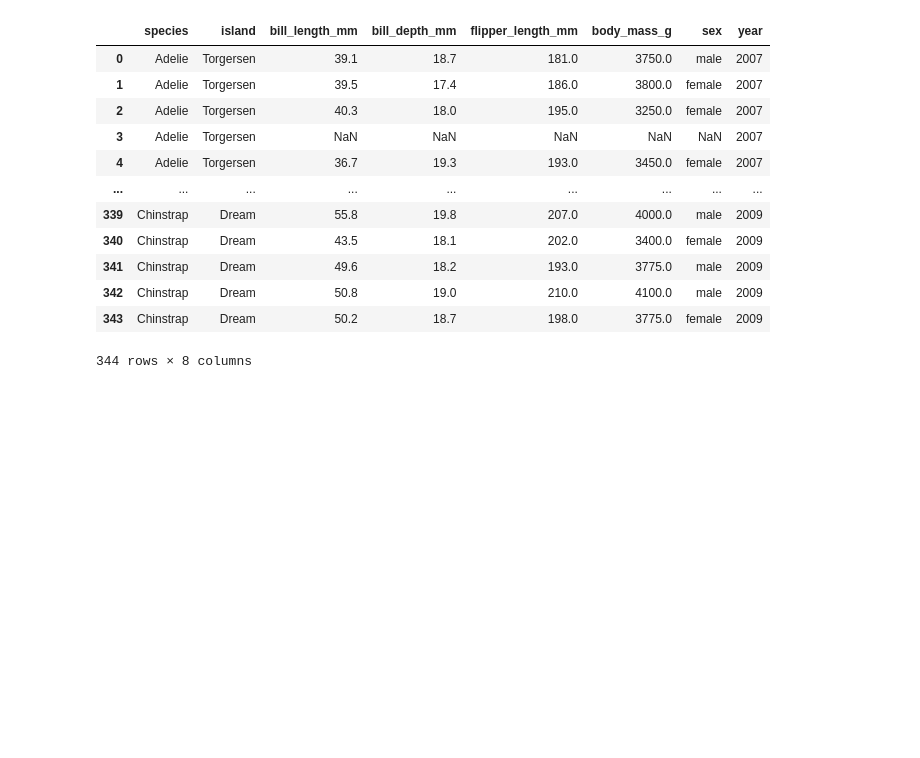
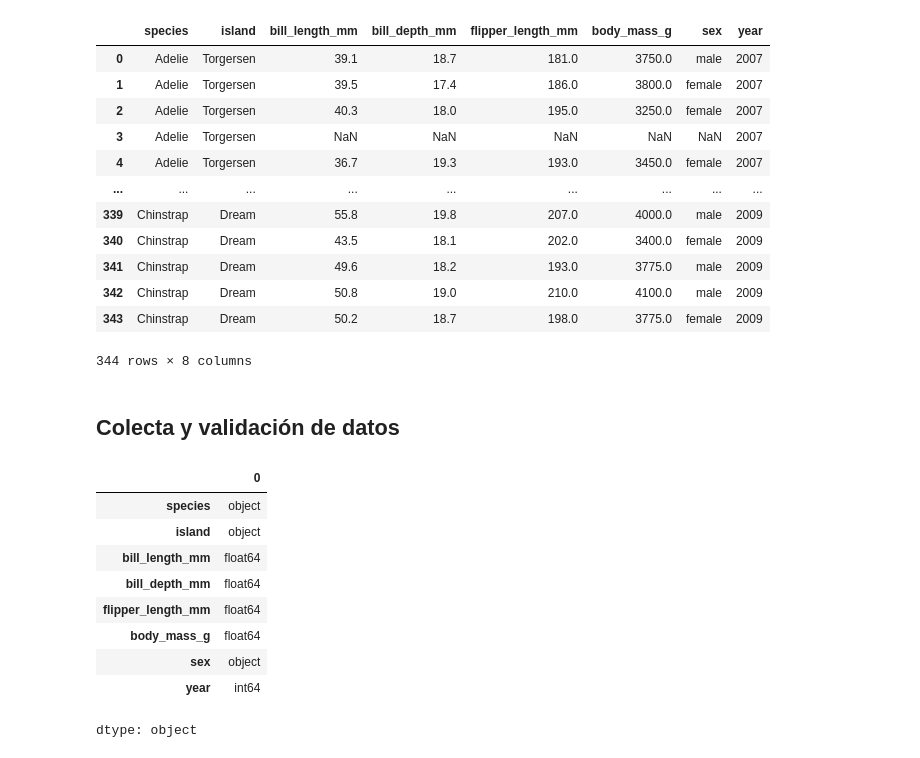
Before and after one commit to gabguagon/Py-EDA-penguins, a Jupyter notebook: penguins.ipynb, the cells around one changed output. Cells and saved outputs as stored; diff of their text form; code cells hidden in the pictures; blank space fills up the shorter version.

```diff
--- a/penguins.ipynb
+++ b/penguins.ipynb
@@ -179,3 +179,19 @@ df
 | 342 | Chinstrap | Dream | 50.8 | 19.0 | 210.0 | 4100.0 | male | 2009 |
 | 343 | Chinstrap | Dream | 50.2 | 18.7 | 198.0 | 3775.0 | female | 2009 |
 344 rows × 8 columns
+# %% [markdown]
+## Colecta y validación de datos
+# %%
+# ¿Qué tipo de dato son las variables del conjunto de datos?
+df.dtypes
+# %% [output]
+|  | 0 |
+| species | object |
+| island | object |
+| bill_length_mm | float64 |
+| bill_depth_mm | float64 |
+| flipper_length_mm | float64 |
+| body_mass_g | float64 |
+| sex | object |
+| year | int64 |
+dtype: object
```
Also changed, not shown: parts of 8 cells of this notebook.
